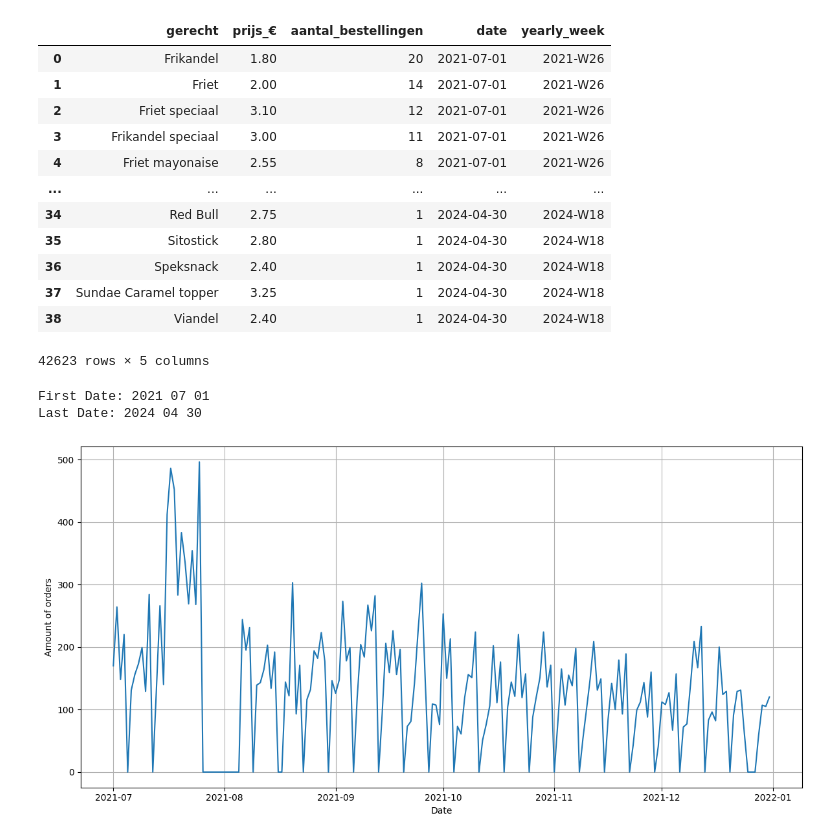
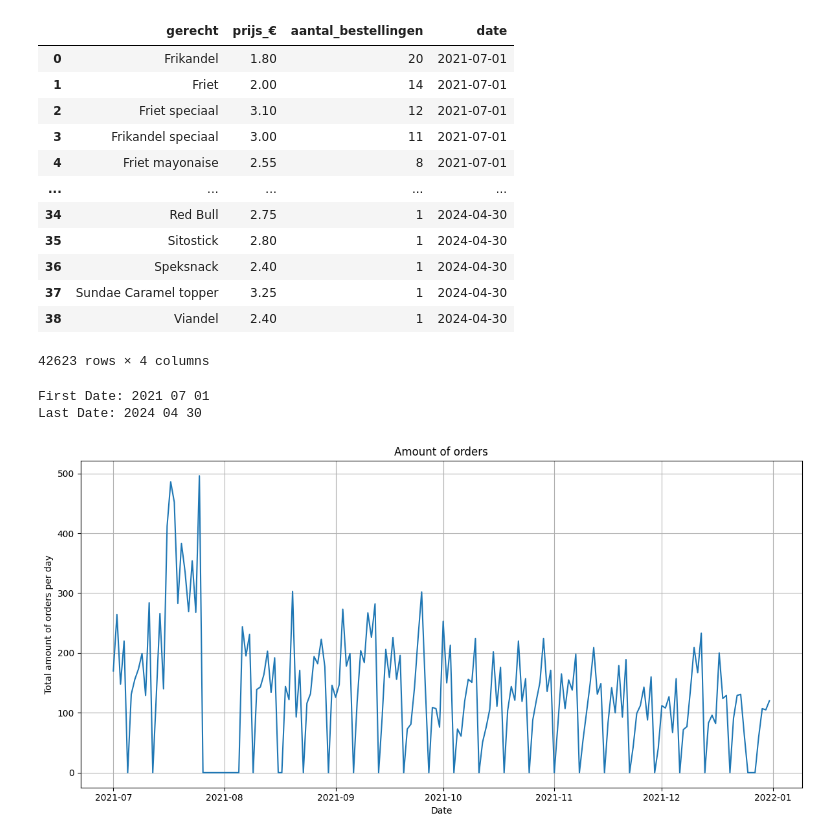
Before and after one commit to StevenLyy/S6-AI, a Jupyter notebook: data_challenge/data_challenge.ipynb, the cells around one changed output. Cells and saved outputs as stored; diff of their text form; code cells hidden in the pictures.

```diff
--- a/data_challenge/data_challenge.ipynb
+++ b/data_challenge/data_challenge.ipynb
@@ -27,9 +27,9 @@ for file in csv_files:
 
         df['date'] = csv_date_start
         df['date'] = pd.to_datetime(df['date'])
-        temp_year = df['date'].dt.year
-        temp_week = df['date'].dt.isocalendar().week
-        df['yearly_week'] = temp_year.astype(str) + '-W' + temp_week.astype(str).str.zfill(2)
+        # temp_year = df['date'].dt.year
+        # temp_week = df['date'].dt.isocalendar().week
+        # df['yearly_week'] = temp_year.astype(str) + '-W' + temp_week.astype(str).str.zfill(2)
 
         df_list.append(df)
     else:
@@ -41,17 +41,17 @@ combined_df.drop('laatst_besteld', inplace=True, axis=1)
 
 combined_df
 # %% [output]
-|  | gerecht | prijs_€ | aantal_bestellingen | date | yearly_week |
-| 0 | Frikandel | 1.80 | 20 | 2021-07-01 | 2021-W26 |
-| 1 | Friet | 2.00 | 14 | 2021-07-01 | 2021-W26 |
-| 2 | Friet speciaal | 3.10 | 12 | 2021-07-01 | 2021-W26 |
-| 3 | Frikandel speciaal | 3.00 | 11 | 2021-07-01 | 2021-W26 |
-| 4 | Friet mayonaise | 2.55 | 8 | 2021-07-01 | 2021-W26 |
-| ... | ... | ... | ... | ... | ... |
-| 34 | Red Bull | 2.75 | 1 | 2024-04-30 | 2024-W18 |
-| 35 | Sitostick | 2.80 | 1 | 2024-04-30 | 2024-W18 |
-| 36 | Speksnack | 2.40 | 1 | 2024-04-30 | 2024-W18 |
-| 37 | Sundae Caramel topper | 3.25 | 1 | 2024-04-30 | 2024-W18 |
-| 38 | Viandel | 2.40 | 1 | 2024-04-30 | 2024-W18 |
+|  | gerecht | prijs_€ | aantal_bestellingen | date |
+| 0 | Frikandel | 1.80 | 20 | 2021-07-01 |
+| 1 | Friet | 2.00 | 14 | 2021-07-01 |
+| 2 | Friet speciaal | 3.10 | 12 | 2021-07-01 |
+| 3 | Frikandel speciaal | 3.00 | 11 | 2021-07-01 |
+| 4 | Friet mayonaise | 2.55 | 8 | 2021-07-01 |
+| ... | ... | ... | ... | ... |
+| 34 | Red Bull | 2.75 | 1 | 2024-04-30 |
+| 35 | Sitostick | 2.80 | 1 | 2024-04-30 |
+| 36 | Speksnack | 2.40 | 1 | 2024-04-30 |
+| 37 | Sundae Caramel topper | 3.25 | 1 | 2024-04-30 |
+| 38 | Viandel | 2.40 | 1 | 2024-04-30 |
-42623 rows × 5 columns
+42623 rows × 4 columns
 # %%
@@ -66,7 +67,7 @@ print("Last Date:", end_date.strftime("%Y %m %d"))
 First Date: 2021 07 01
 Last Date: 2024 04 30
 # %%
-def create_plot(index, dataframe, label="Data", xlabel="X", ylabel="Y", title=None, xlim=None, ylim=None, figsize=(12,6), legend=False):
+def create_plot(index, dataframe, label="Data", xlabel="X", ylabel="Y", title=None, xlim=None, ylim=None, figsize=(12,6), legend=False, highlights=None):
     plt.figure(figsize=figsize)
     plt.plot(index, dataframe, label=label)
     plt.xlabel(xlabel)
@@ -78,18 +79,23 @@ def create_plot(index, dataframe, label="Data", xlabel="X", ylabel="Y", title=No
     plt.tight_layout()
     if legend:
         plt.legend()
+    if highlights:
+        start, end = highlights
+        plt.axvspan(start, end, facecolor='yellow', alpha=0.5, hatch='/', edgecolor='red', linewidth=2)
+
     plt.show()
 # %%
+# Group by orders and calculate the total amount of orders for each date
 orders_df = combined_df.groupby(combined_df.index).apply(
     lambda x: x['aantal_bestellingen'].sum()
 )
 
 date_range = pd.date_range(start='2021-07-01', end='2021-12-31')
 orders_df = orders_df.reindex(date_range, fill_value=0)
 
-create_plot(orders_df.index, orders_df, "Amount of orders per day", "Date", "Amount of orders")
+create_plot(orders_df.index, orders_df, "Total amount of orders per day", "Date", "Total amount of orders per day", "Amount of orders")
 # %% [output]
-[figure, old version]
+[figure, new version]
 # %%
 # Group by date and calculate the total revenue for each date
 revenue_df = combined_df.groupby(combined_df.index).apply(
```
Also changed, not shown: parts of 11 cells of this notebook.
